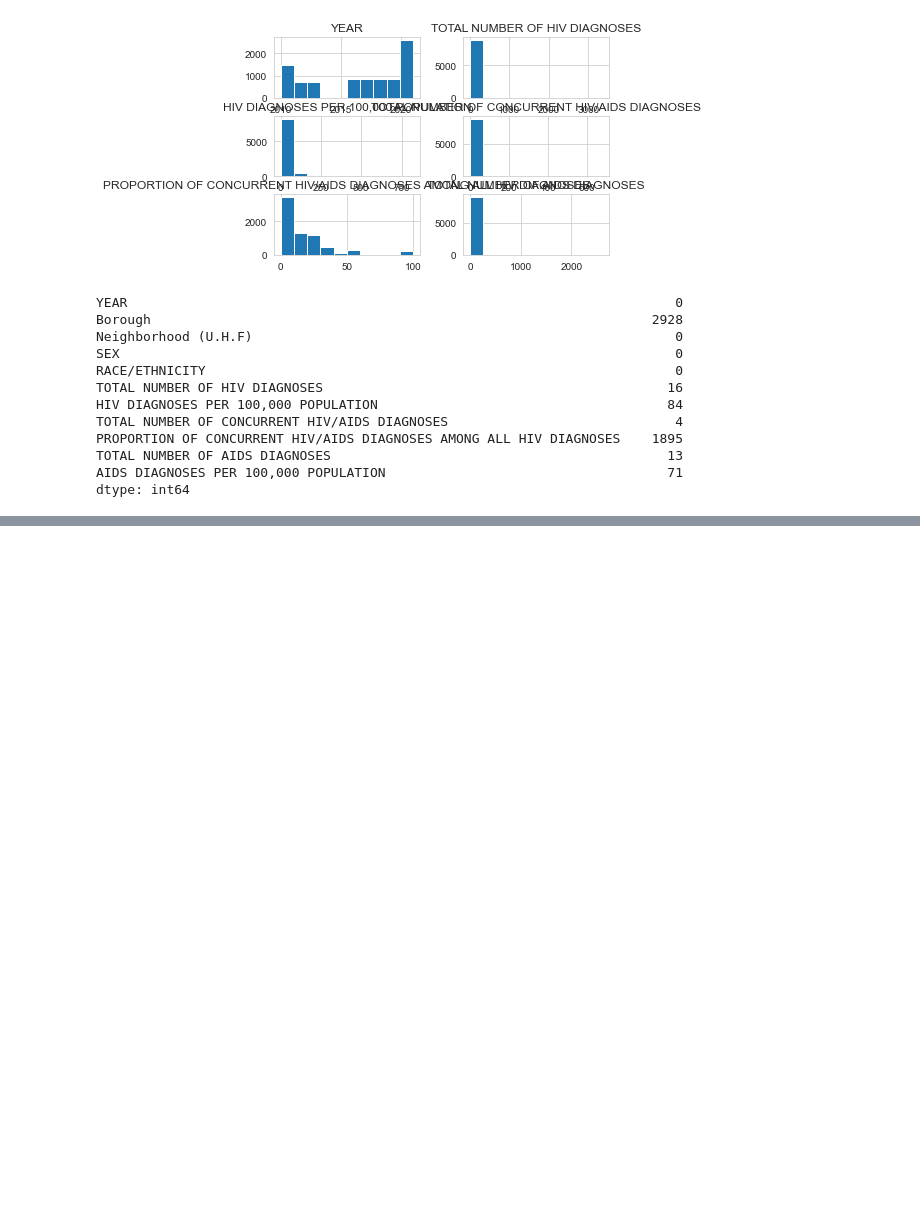
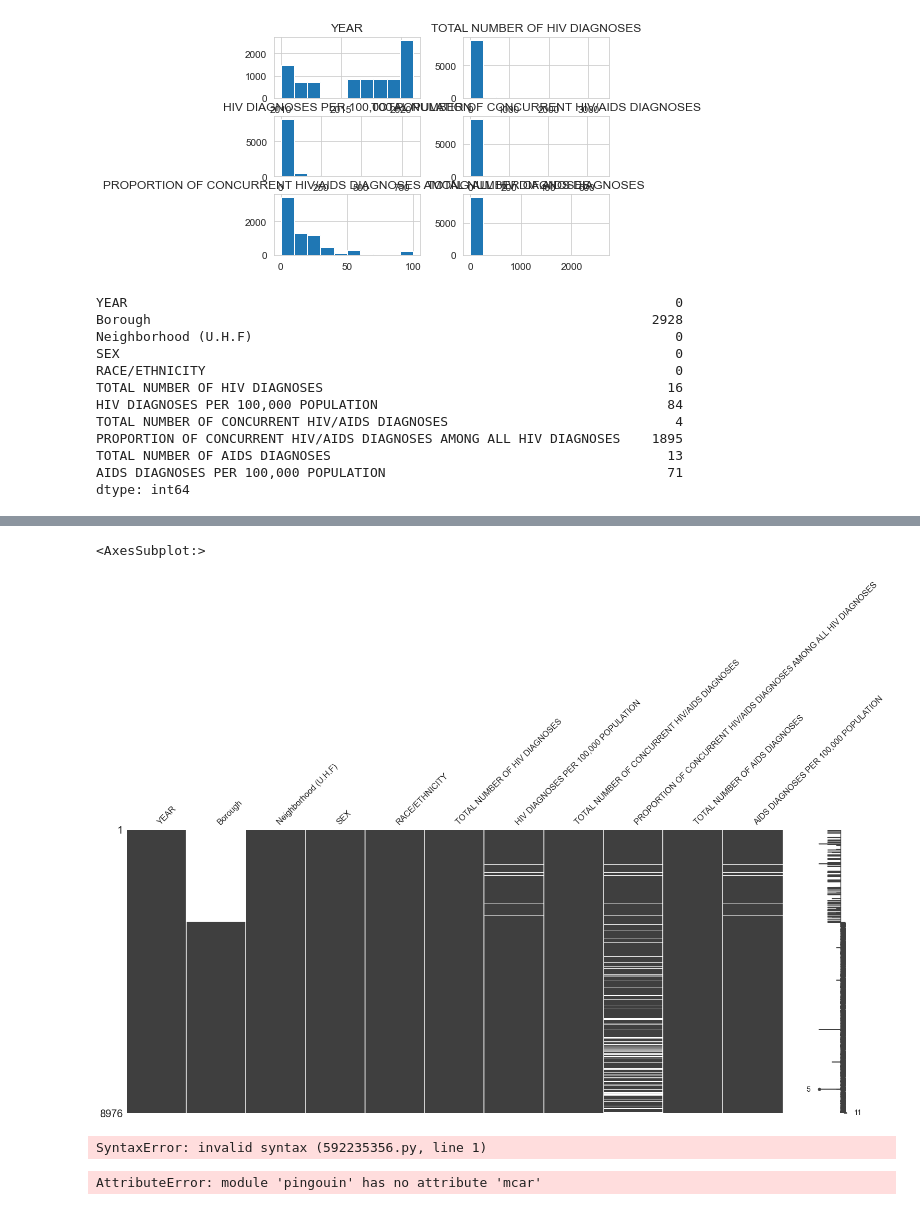
Before and after one commit to ifchigbo/HIVData, a Jupyter notebook: IntialDataExploration.ipynb, the cells around one changed output, grey strips where cells are left out. Drawn from its saved outputs; the diff is of its cells as text; code cells hidden in the pictures; blank space fills up the shorter version.

Commit message:
modified code for Data processing

```diff
--- a/IntialDataExploration.ipynb
+++ b/IntialDataExploration.ipynb
@@ -3,7 +3,7 @@ import pandas as pd
 import seaborn as sb
 from matplotlib import  pyplot as plt
 # %%
-data = pd.read_csv("HIV_AIDS_Diagnoses_by_Neighborhood__Sex__and_Race_Ethnicity.csv")
+data = pd.read_csv("HIV_AIDS_Diagnoses_by_Neighborhood__Sex__and_Race_Ethnicity.csv", parse_dates=['YEAR'])
 # %%
 #lets  get the Data type of the features of the data set
 data.dtypes
@@ -22,0 +37,2 @@ dtype: object
+# %%
+data['YEAR'] = data['YEAR'].astype(str).str[:4]
@@ -22,0 +55,3 @@ dtype: object
+# %%
+import datetime
+data['YEAR'] = datetime.date(data['YEAR'], 1,1)
@@ -22,0 +60,11 @@ dtype: object
+# %%
+mydates = pd.DataFrame(data.YEAR.astype('int32'))
+
+# Define a lambda function to create a datetime.date object with only the year component
+year_to_date = lambda x: datetime.date(x)
+
+# Apply the lambda function to the YEAR column
+data['YEAR'] = mydates['YEAR'].apply(year_to_date)
+
+# Print the resulting DataFrame
+print(data)
@@ -240,0 +309,13 @@ TypeError: '<=' not supported between instances of 'float' and 'str'
+# %%
+mnso.matrix(data)
+# %% [output]
+<AxesSubplot:>
+[figure, added]
+# %%
+pg.
+# %% [output]
+SyntaxError: invalid syntax (592235356.py, line 1)
+# %%
+pg.mcar()
+# %% [output]
+AttributeError: module 'pingouin' has no attribute 'mcar'
```
Also changed, not shown: parts of 25 cells of this notebook, 2 other files.
